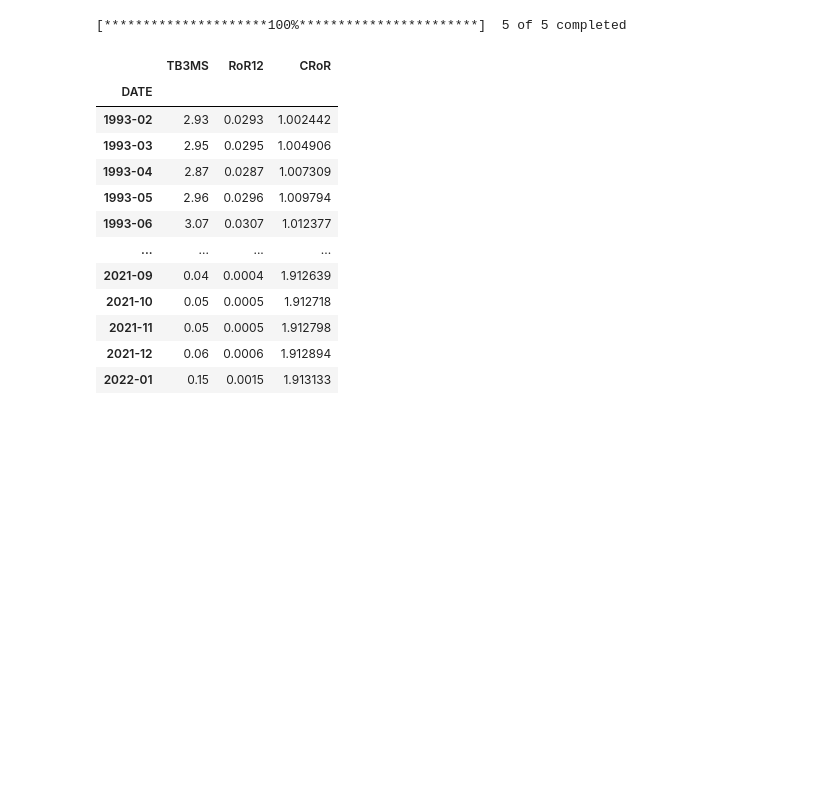
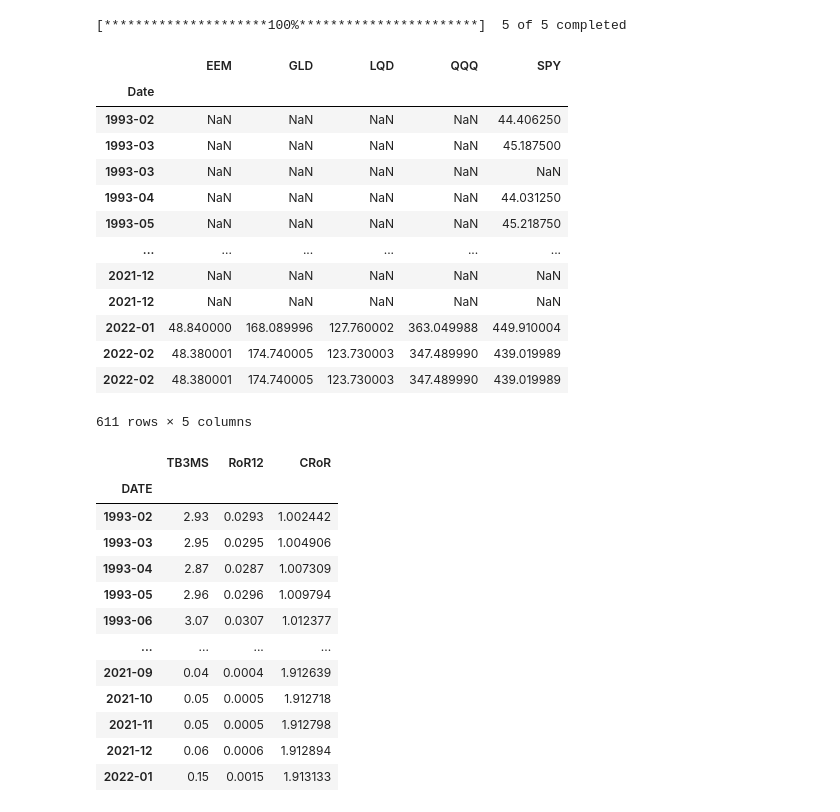
Before and after one commit to JeonHG/momentum-strategies, a Jupyter notebook: relative_momentum.ipynb, the cells around one changed output. Saved outputs shown, nothing was run; the diff lists cells and outputs as text; code cells hidden in the pictures; blank space fills up the shorter version.

```diff
--- a/relative_momentum.ipynb
+++ b/relative_momentum.ipynb
@@ -82 +85,18 @@ tickers_df.dropna(how="all", inplace=True)
+# %%
+closes_df
+# %% [output]
+|  | EEM | GLD | LQD | QQQ | SPY |
+| Date |  |  |  |  |  |
+| 1993-02 | NaN | NaN | NaN | NaN | 44.406250 |
+| 1993-03 | NaN | NaN | NaN | NaN | 45.187500 |
+| 1993-03 | NaN | NaN | NaN | NaN | NaN |
+| 1993-04 | NaN | NaN | NaN | NaN | 44.031250 |
+| 1993-05 | NaN | NaN | NaN | NaN | 45.218750 |
+| ... | ... | ... | ... | ... | ... |
+| 2021-12 | NaN | NaN | NaN | NaN | NaN |
+| 2021-12 | NaN | NaN | NaN | NaN | NaN |
+| 2022-01 | 48.840000 | 168.089996 | 127.760002 | 363.049988 | 449.910004 |
+| 2022-02 | 48.380001 | 174.740005 | 123.730003 | 347.489990 | 439.019989 |
+| 2022-02 | 48.380001 | 174.740005 | 123.730003 | 347.489990 | 439.019989 |
+611 rows × 5 columns
 # %%
```
Also changed, not shown: parts of 22 cells of this notebook.
